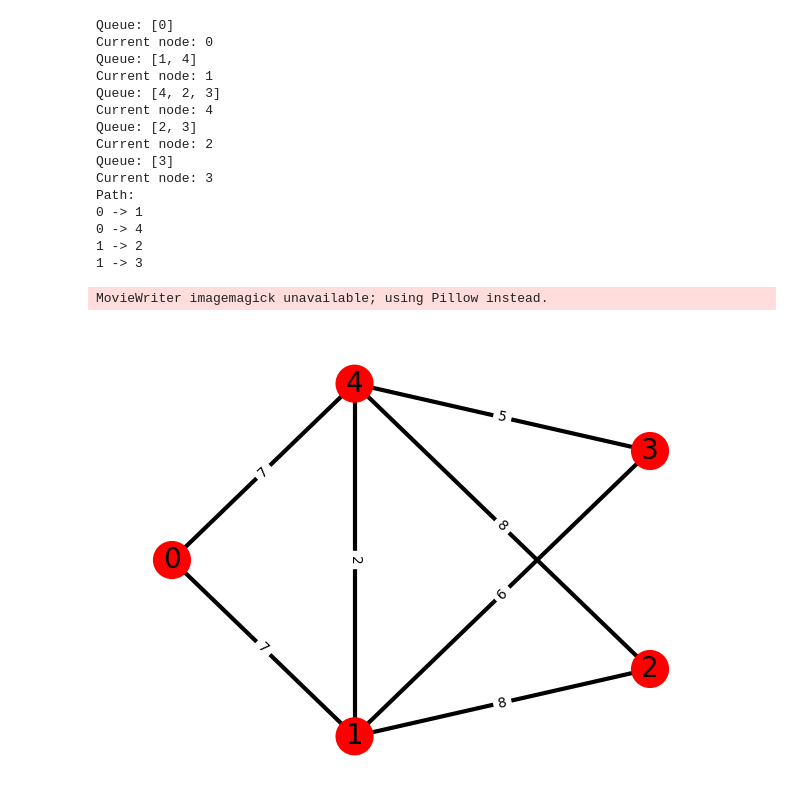
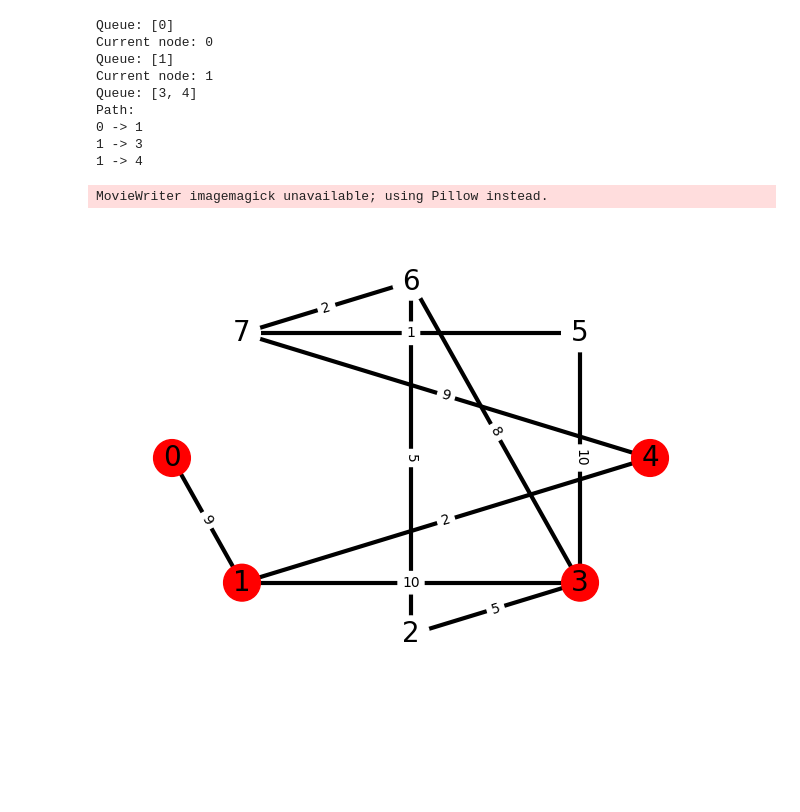
Before and after one commit to karolcieply/studia, a Jupyter notebook: SemestrVI/hmo/hmo_notebook.ipynb, the cells around one changed output. Drawn from its saved outputs; the diff is of its cells as text; code cells hidden in the pictures; blank space fills up the shorter version.

```diff
--- a/SemestrVI/hmo/hmo_notebook.ipynb
+++ b/SemestrVI/hmo/hmo_notebook.ipynb
@@ -12,8 +12,8 @@ from queue import PriorityQueue
 GRAPH_SEED: int = 1
 DRAWING_SEED: int = 1
 DIRECTED_GRAPH: bool = False
-GRAPH_SIZE: int = 5
-EDGE_PROBABILITY: float = 0.75
+GRAPH_SIZE: int = 8
+EDGE_PROBABILITY: float = 0.25
 # %%
 @dataclass
 class FunctionOutput:
@@ -61,10 +61,10 @@ class GraphFunctions:
         plt.tight_layout()
 
     @staticmethod
-    def draw_function(g: nx.graph, start: int, function_to_draw: Callable [[nx.Graph, int], FunctionOutput]) -> None:
+    def draw_function(g: nx.graph, start: int, function_to_draw: Callable [[nx.Graph, int], FunctionOutput], end: Optional[int]=None) -> None:
             fig = plt.figure()
             camera = Camera(fig)
-            function_ouput = function_to_draw(start)
+            function_ouput = function_to_draw(start, end)
             print(f"Path:\n{function_ouput}")
             tmp = []
             for i in function_ouput.visited:
@@ -93,13 +93,15 @@ class Graph:
         return cls(g)
 
 
-    def bfs(self, start: int) -> FunctionOutput:
+    def bfs(self, start: int, end:Optional[int]=None) -> FunctionOutput:
         queue: list = [start]
         visited: list = [start]
         parents: dict = {}
         while queue:
             print(f"Queue: {queue}")
             node: int = queue.pop(0)
+            if node == end:
+                break
             print(f"Current node: {node}")
             for neighbour in self.g.neighbors(node):
                 if neighbour not in visited:
@@ -109,7 +111,7 @@ class Graph:
         return FunctionOutput(visited, parents)
 
 
-    def dfs(self, start: int) -> FunctionOutput:
+    def dfs(self, start: int, end:Optional[int]=None) -> FunctionOutput:
         visited = []
         parents = {}
         Graph.dfs_recursion(self.g, start, visited, parents)
@@ -128,7 +130,7 @@ class Graph:
                 Graph.dfs_recursion(g, node, visited, parents)
 
 
-    def djikstra(self, start: int):
+    def djikstra(self: Self, start: int, end:Optional[int]=None) -> dict:
         prev = {v: -1 for v in self.g.nodes()}
         dist = {v: inf for v in self.g.nodes()}
         dist[start] = 0
@@ -150,6 +152,14 @@ class Graph:
         for key in dist.keys():
             print(f"for {key}, cost: {dist[key]} from {prev[key]}")
 
+        if end is not None:
+            visited = [end]
+            parents = {}
+            while visited[-1] != start:
+                visited.append(prev[visited[-1]])
+                parents[visited[-1]] = visited[-2]
+            return FunctionOutput(visited[::-1], parents)
+
 
     def prim(self, start: int) -> None:
         mst = list()
@@ -164,25 +174,19 @@ class Graph:
 # %%
 graph = Graph.create_example_graph()
 # %%
-GraphFunctions.draw_function(graph.g, 0, graph.bfs)
+GraphFunctions.draw_function(graph.g, 0, graph.bfs, 3)
 # %% [output]
 Queue: [0]
 Current node: 0
-Queue: [1, 4]
+Queue: [1]
 Current node: 1
-Queue: [4, 2, 3]
-Current node: 4
-Queue: [2, 3]
-Current node: 2
-Queue: [3]
-Current node: 3
+Queue: [3, 4]
 Path:
 0 -> 1
-0 -> 4
-1 -> 2
 1 -> 3
+1 -> 4
 MovieWriter imagemagick unavailable; using Pillow instead.
-[figure, old version]
+[figure, new version]
 # %%
 GraphFunctions.draw_function(graph.g, 0, graph.dfs)
 # %% [output]
```
Also changed, not shown: parts of 5 cells of this notebook.
